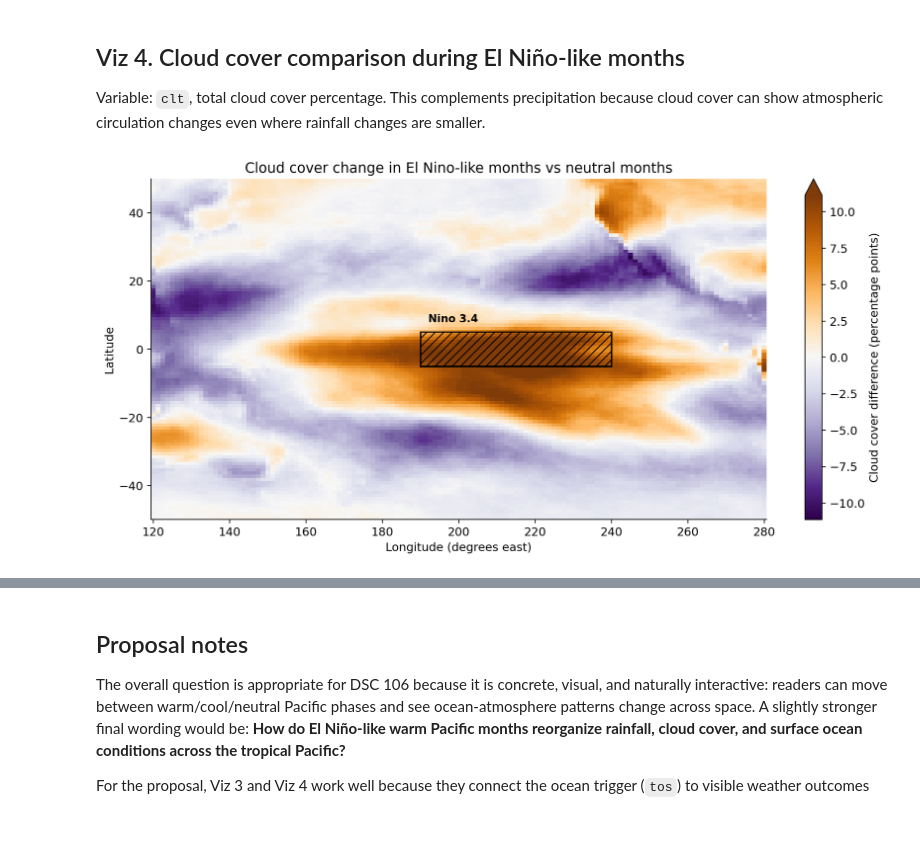
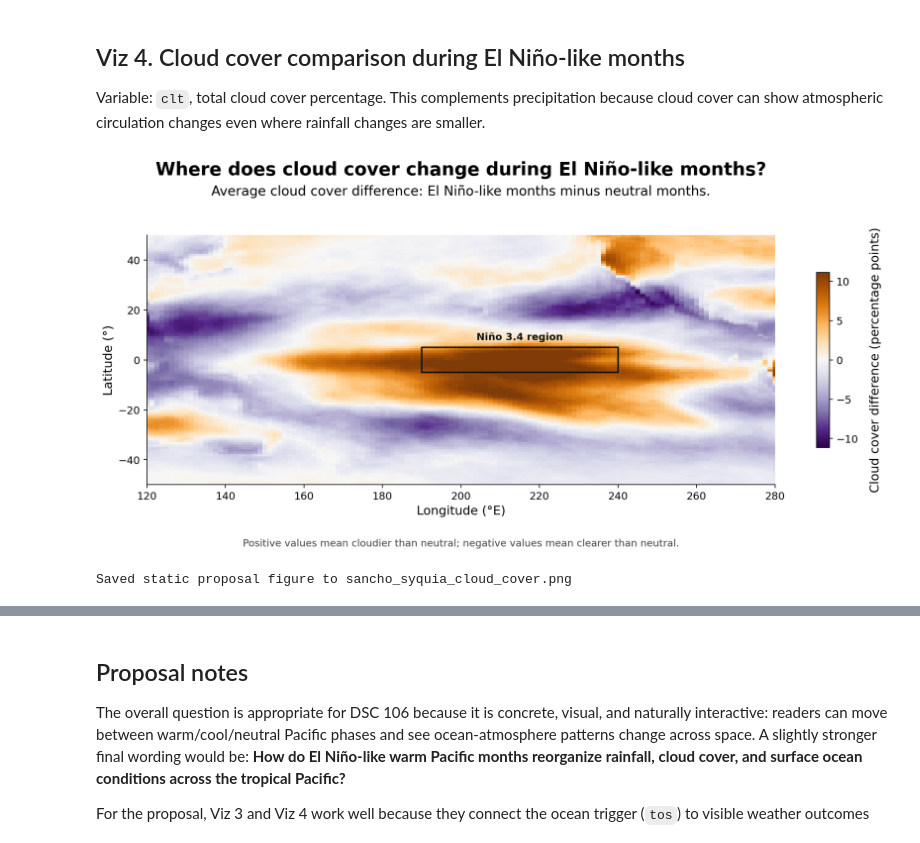
Before and after one commit to mpaoletta73/Final-Project-DSC-106, a Jupyter notebook: scripts/viz_3_4_cmip6_el_nino.ipynb, the cells around one changed output, grey strips where cells are left out. Saved outputs shown, nothing was run; the diff lists cells and outputs as text; code cells hidden in the pictures.

Commit message:
polished visualizations

```diff
--- a/scripts/viz_3_4_cmip6_el_nino.ipynb
+++ b/scripts/viz_3_4_cmip6_el_nino.ipynb
@@ -313,53 +309,68 @@ Variable: `clt`, total cloud cover percentage. This complements precipitation be
 # %%
 clt_el, clt_neutral, clt_diff = composite_difference(ds_clt, "clt")
 
-def plot_cloud_cover_difference(da, filename="viz_4_cloud_cover_difference.png"):
+FIG_SIZE = (13.5, 6.4)
+TITLE_SIZE = 19
+SUBTITLE_SIZE = 14
+AXIS_LABEL_SIZE = 13
+TICK_LABEL_SIZE = 11
+COLORBAR_LABEL_SIZE = 13
+CAPTION_SIZE = 10.5
+
+
+def plot_cloud_cover_difference(da, filename="sancho_syquia_cloud_cover.png"):
     data = pacific_view(da)
     vmax = float(np.nanpercentile(np.abs(data.values), 98))
 
-    fig, ax = plt.subplots(figsize=(13.5, 6.4))
+    fig = plt.figure(figsize=FIG_SIZE)
+    map_left, map_bottom, map_width, map_height = 0.16, 0.20, 0.68, 0.57
+    map_center = map_left + map_width / 2
+    ax = fig.add_axes([map_left, map_bottom, map_width, map_height])
+    cax = fig.add_axes([0.885, 0.285, 0.014, 0.40])
     mesh = data.plot(
         ax=ax,
         x="lon",
         y="lat",
         cmap="PuOr_r",
         vmin=-vmax,
         vmax=vmax,
         add_colorbar=False,
     )
 
-    cbar = fig.colorbar(mesh, ax=ax, pad=0.025, shrink=0.84)
-    cbar.set_label("Cloud cover difference (percentage points)", fontsize=13, labelpad=12)
-    cbar.ax.tick_params(labelsize=11)
+    cbar = fig.colorbar(mesh, cax=cax)
+    cbar.set_label("Cloud cover difference (percentage points)", fontsize=COLORBAR_LABEL_SIZE, labelpad=12)
+    cbar.ax.tick_params(labelsize=TICK_LABEL_SIZE)
 
-    fig.suptitle("Where does cloud cover change during El Niño-like months?", fontsize=19, weight="bold", y=0.98)
-    ax.set_title("Average cloud cover difference: El Niño-like months minus neutral months.", fontsize=14, pad=14)
-    ax.set_xlabel("Longitude (°E)", fontsize=13)
-    ax.set_ylabel("Latitude (°)", fontsize=13)
-    ax.tick_params(labelsize=11)
+    fig.text(map_center, 0.94, "Where does cloud cover change during El Niño-like months?", ha="center", va="top", fontsize=TITLE_SIZE, weight="bold")
+    fig.text(map_center, 0.885, "Average cloud cover difference: El Niño-like months minus neutral months.", ha="center", va="top", fontsize=SUBTITLE_SIZE)
+    ax.set_xlabel("Longitude (°E)", fontsize=AXIS_LABEL_SIZE)
+    ax.set_ylabel("Latitude (°)", fontsize=AXIS_LABEL_SIZE)
+    ax.tick_params(labelsize=TICK_LABEL_SIZE)
 
+    # Niño 3.4 classification region: 5S-5N, 170W-120W / 190E-240E.
     ax.plot([190, 240, 240, 190, 190], [-5, -5, 5, 5, -5], color="#111111", lw=1.6)
-    ax.text(191, 8, "Niño 3.4 region", color="#111111", fontsize=10.5, weight="bold")
+    ax.text(215, 8, "Niño 3.4 region", color="#111111", fontsize=10.5, weight="bold", ha="center")
 
     ax.set_xlim(120, 280)
     ax.set_ylim(-50, 50)
     fig.text(
-        0.08,
-        0.02,
+        map_center,
+        0.055,
         "Positive values mean cloudier than neutral; negative values mean clearer than neutral.",
-        ha="left",
+        ha="center",
         va="bottom",
-        fontsize=10.5,
+        fontsize=CAPTION_SIZE,
         color="#444444",
     )
-    fig.subplots_adjust(top=0.82, bottom=0.16, left=0.08, right=0.9)
     fig.savefig(filename, dpi=300, bbox_inches="tight")
     plt.show()
     print(f"Saved static proposal figure to {filename}")
 
+
 plot_cloud_cover_difference(clt_diff)
 # %% [output]
-[figure, old version]
+[figure, new version]
+Saved static proposal figure to sancho_syquia_cloud_cover.png
 # %%
 clt_region = regional_means(clt_diff)
 
```
Also changed, not shown: parts of 3 cells of this notebook, 4 other files.
